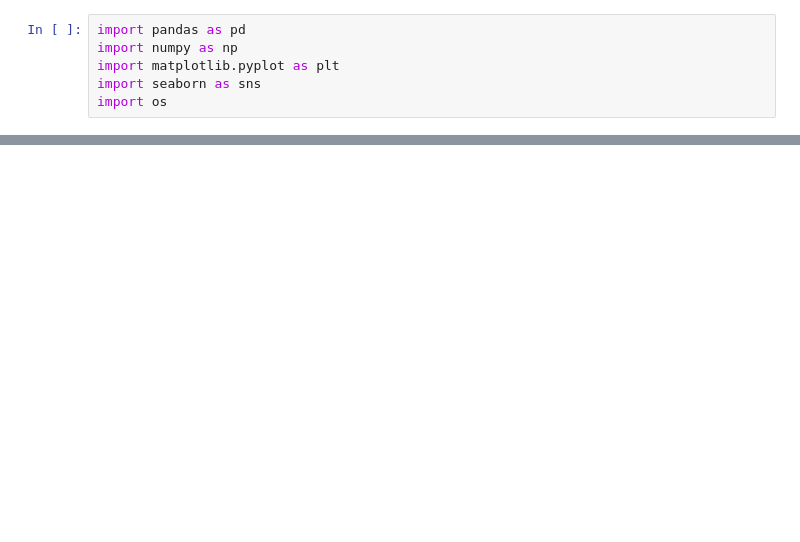
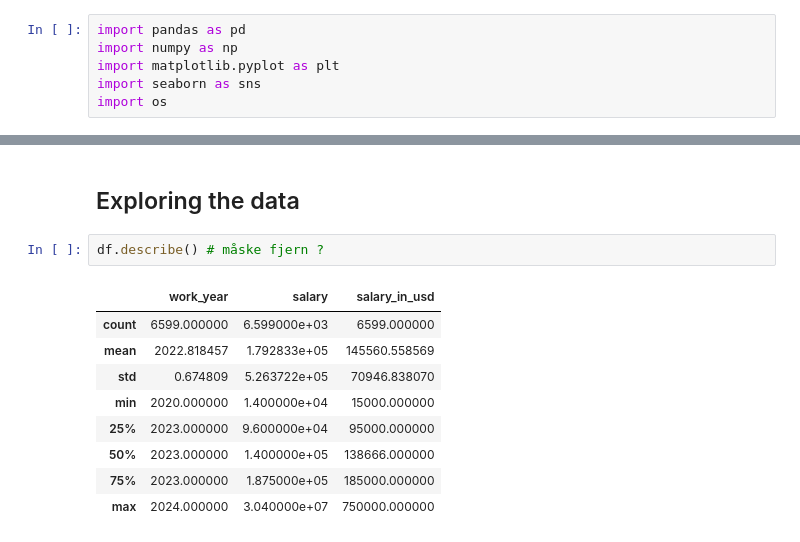
Before and after one commit to Peter537/Dat4-BI-Exam, a Jupyter notebook: main.ipynb, the cells around one changed output, grey strips where cells are left out. Cells and saved outputs as stored; diff of their text form; blank space fills up the shorter version.

```diff
--- a/main.ipynb
+++ b/main.ipynb
@@ -16,0 +120,14 @@ df.head()
+# %% [markdown]
+<h2> Exploring the data</h2>
+# %%
+df.describe() # måske fjern ?
+# %% [output]
+|  | work_year | salary | salary_in_usd |
+| count | 6599.000000 | 6.599000e+03 | 6599.000000 |
+| mean | 2022.818457 | 1.792833e+05 | 145560.558569 |
+| std | 0.674809 | 5.263722e+05 | 70946.838070 |
+| min | 2020.000000 | 1.400000e+04 | 15000.000000 |
+| 25% | 2023.000000 | 9.600000e+04 | 95000.000000 |
+| 50% | 2023.000000 | 1.400000e+05 | 138666.000000 |
+| 75% | 2023.000000 | 1.875000e+05 | 185000.000000 |
+| max | 2024.000000 | 3.040000e+07 | 750000.000000 |
```
Also changed, not shown: parts of 14 cells of this notebook.
